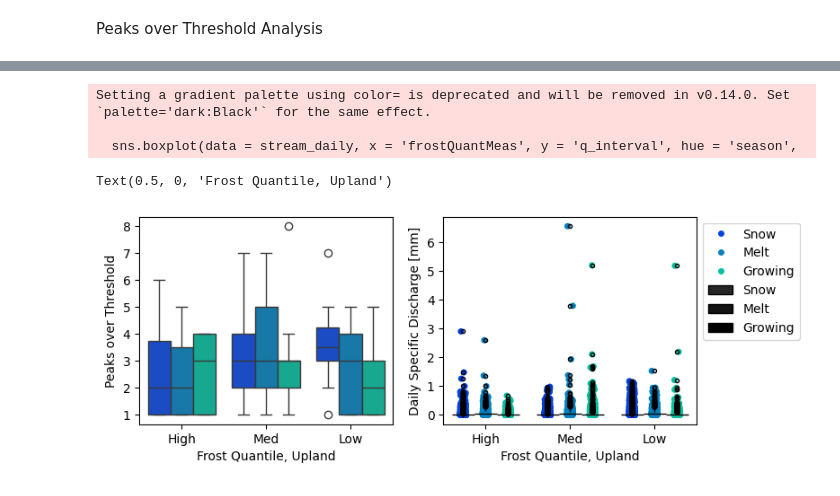
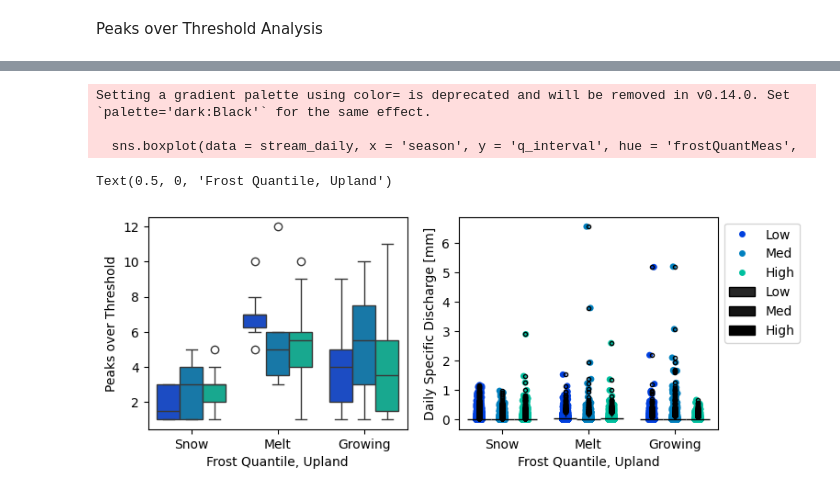
Before and after one commit to mwdjones/process-networks, a Jupyter notebook: 01_streamflow_exploration.ipynb, the cells around one changed output, grey strips where cells are left out. Cells and saved outputs as stored; diff of their text form; code cells hidden in the pictures.

```diff
--- a/01_streamflow_exploration.ipynb
+++ b/01_streamflow_exploration.ipynb
@@ -306,7 +309,7 @@ frostThickness = []
 
 for y in set(stream_daily.year):
     temp = stream_daily[stream_daily.year == y].reset_index()
-    peaks, _ = find_peaks(temp.q_interval, height = 0.2) #Threshold set to have same mean number of POT as Smith and Smith (2015)
+    peaks, _ = find_peaks(temp.q_interval, height = 0.1) #Threshold set to have same mean number of POT as Smith and Smith (2015)
 
     fig, ax = plt.subplots(1, 1, figsize = (6, 2))
     ax.plot(temp.q_interval)
@@ -350,7 +353,7 @@ pot_analysis = pd.DataFrame({'date' : date,
 # Rough seasonal delineation
 pot_analysis['year'] = pot_analysis.date.dt.year
 pot_analysis['DOY'] = pot_analysis.date.dt.dayofyear
-pot_analysis['season'] = ['Melt' if ((doy > 122) & (doy < 183)) else
+pot_analysis['season'] = ['Melt' if ((doy > 96) & (doy < 183)) else
                           'Growing' if ((doy > 182) & (doy < 275)) else
                           'Snow' for doy in pot_analysis.DOY]
 pot_analysis
@@ -415,38 +418,41 @@ pot_seasonal.head()
 # %%
 fig, [ax, ax2] = plt.subplots(1, 2, figsize = (8, 3))
 
-sns.boxplot(data = pot_seasonal, x = 'frostQuantMeas', y = 'POT', hue = 'season',
+sns.boxplot(data = pot_seasonal, x = 'season', y = 'POT', hue = 'frostQuantMeas',
               dodge = True,
               palette = 'winter',
-              order = ['High', 'Med', 'Low'],
+              order = ['Snow', 'Melt', 'Growing'],
+              hue_order = ['Low', 'Med', 'High'],
               legend = None,
               ax = ax)
 
 stream_daily['DOY'] = stream_daily.Date.dt.dayofyear
 stream_daily['season'] = ['Melt' if ((doy > 122) & (doy < 183)) else
                           'Growing' if ((doy > 182) & (doy < 275)) else
                           'Snow' for doy in stream_daily.DOY]
 
-sns.stripplot(data = stream_daily, x = 'frostQuantMeas', y = 'q_interval', hue = 'season',
+sns.stripplot(data = stream_daily, x = 'season', y = 'q_interval', hue = 'frostQuantMeas',
               dodge = True,
               palette = 'winter',
-              order = ['High', 'Med', 'Low'],
+              hue_order = ['Low', 'Med', 'High'],
+              order = ['Snow', 'Melt', 'Growing'],
               ax = ax2)
-sns.boxplot(data = stream_daily, x = 'frostQuantMeas', y = 'q_interval', hue = 'season',
+sns.boxplot(data = stream_daily, x = 'season', y = 'q_interval', hue = 'frostQuantMeas',
               dodge = True,
               color = 'Black',
-              order = ['High', 'Med', 'Low'],
+              hue_order = ['Low', 'Med', 'High'],
+              order = ['Snow', 'Melt', 'Growing'],
               flierprops={"marker": "."},
               showbox = False, showcaps = False,
               ax = ax2, zorder = 4)
 ax2.legend(bbox_to_anchor = (1, 1))
 ax.set_ylabel('Peaks over Threshold')
 ax.set_xlabel('Frost Quantile, Upland')
 ax2.set_ylabel('Daily Specific Discharge [mm]')
 ax2.set_xlabel('Frost Quantile, Upland')
 # %% [output]
 Setting a gradient palette using color= is deprecated and will be removed in v0.14.0. Set `palette='dark:Black'` for the same effect.
 
-  sns.boxplot(data = stream_daily, x = 'frostQuantMeas', y = 'q_interval', hue = 'season',
+  sns.boxplot(data = stream_daily, x = 'season', y = 'q_interval', hue = 'frostQuantMeas',
 Text(0.5, 0, 'Frost Quantile, Upland')
-[figure, old version]
+[figure, new version]
```
Also changed, not shown: parts of 8 cells of this notebook, 35 other files.
